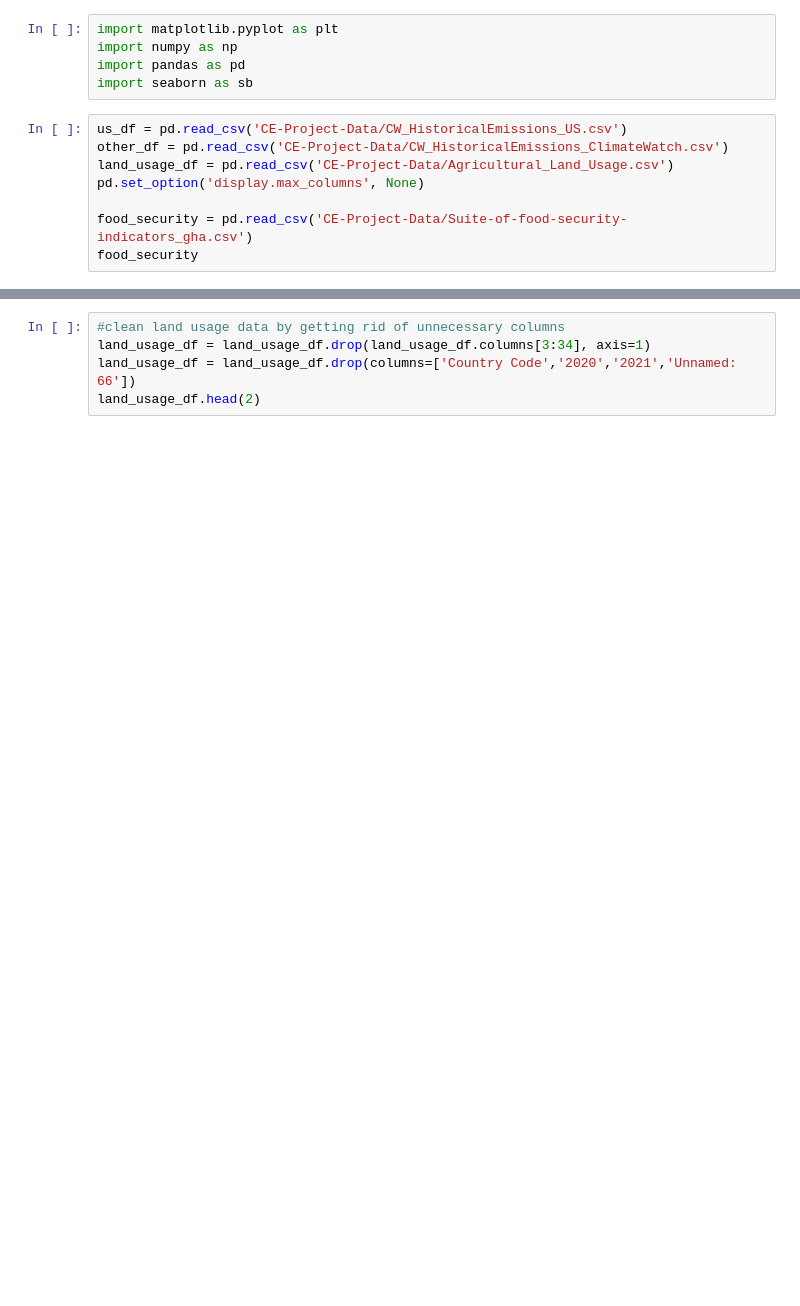
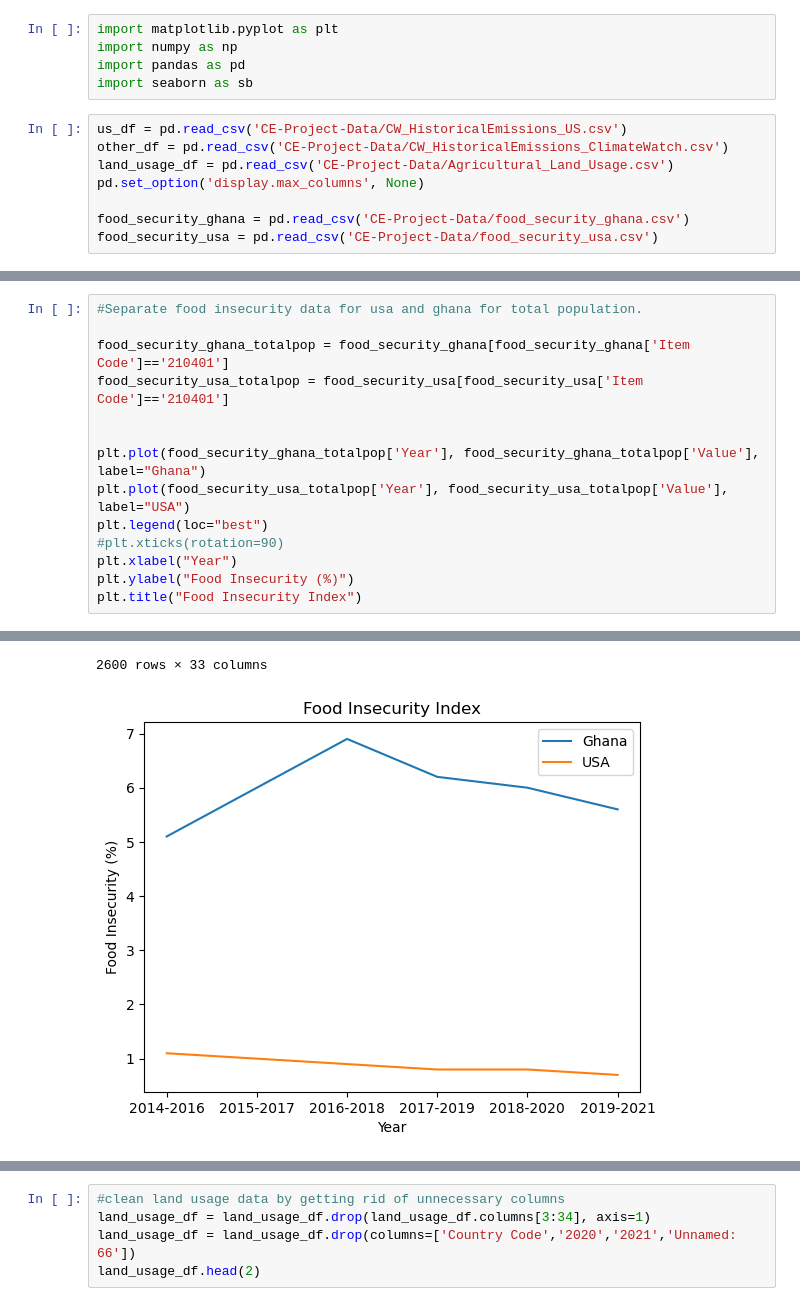
Before and after one commit to Dkconway4/Carbon-Emissions-Project, a Jupyter notebook: Project1_Carbon_Emissions-Copy1.ipynb, the cells around one changed output, grey strips where cells are left out. Saved outputs shown, nothing was run; the diff lists cells and outputs as text; blank space fills up the shorter version.

```diff
--- a/Project1_Carbon_Emissions-Copy1.ipynb
+++ b/Project1_Carbon_Emissions-Copy1.ipynb
@@ -9,5 +9,5 @@ other_df = pd.read_csv('CE-Project-Data/CW_HistoricalEmissions_ClimateWatch.csv'
 land_usage_df = pd.read_csv('CE-Project-Data/Agricultural_Land_Usage.csv')
 pd.set_option('display.max_columns', None)
 
-food_security = pd.read_csv('CE-Project-Data/Suite-of-food-security-indicators_gha.csv')
-food_security
+food_security_ghana = pd.read_csv('CE-Project-Data/food_security_ghana.csv')
+food_security_usa = pd.read_csv('CE-Project-Data/food_security_usa.csv')
@@ -27,0 +14,15 @@ food_security
+# %%
+#Separate food insecurity data for usa and ghana for total population.
+
+food_security_ghana_totalpop = food_security_ghana[food_security_ghana['Item Code']=='210401']
+food_security_usa_totalpop = food_security_usa[food_security_usa['Item Code']=='210401']
+
+
+plt.plot(food_security_ghana_totalpop['Year'], food_security_ghana_totalpop['Value'], label="Ghana")
+plt.plot(food_security_usa_totalpop['Year'], food_security_usa_totalpop['Value'], label="USA")
+plt.legend(loc="best")
+#plt.xticks(rotation=90)
+plt.xlabel("Year")
+plt.ylabel("Food Insecurity (%)")
+plt.title("Food Insecurity Index")
+# %% [output]
@@ -28,3 +41,5 @@ food_security
+2600 rows × 33 columns
+[figure, added]
 # %%
 #separate US data by state, sector, and gas type. sum the total gas emissions for each year
 #US data frames to use: us_df_state, us_df_sector, us_df_gas, us_df_sum
```
Also changed, not shown: parts of 8 cells of this notebook.
